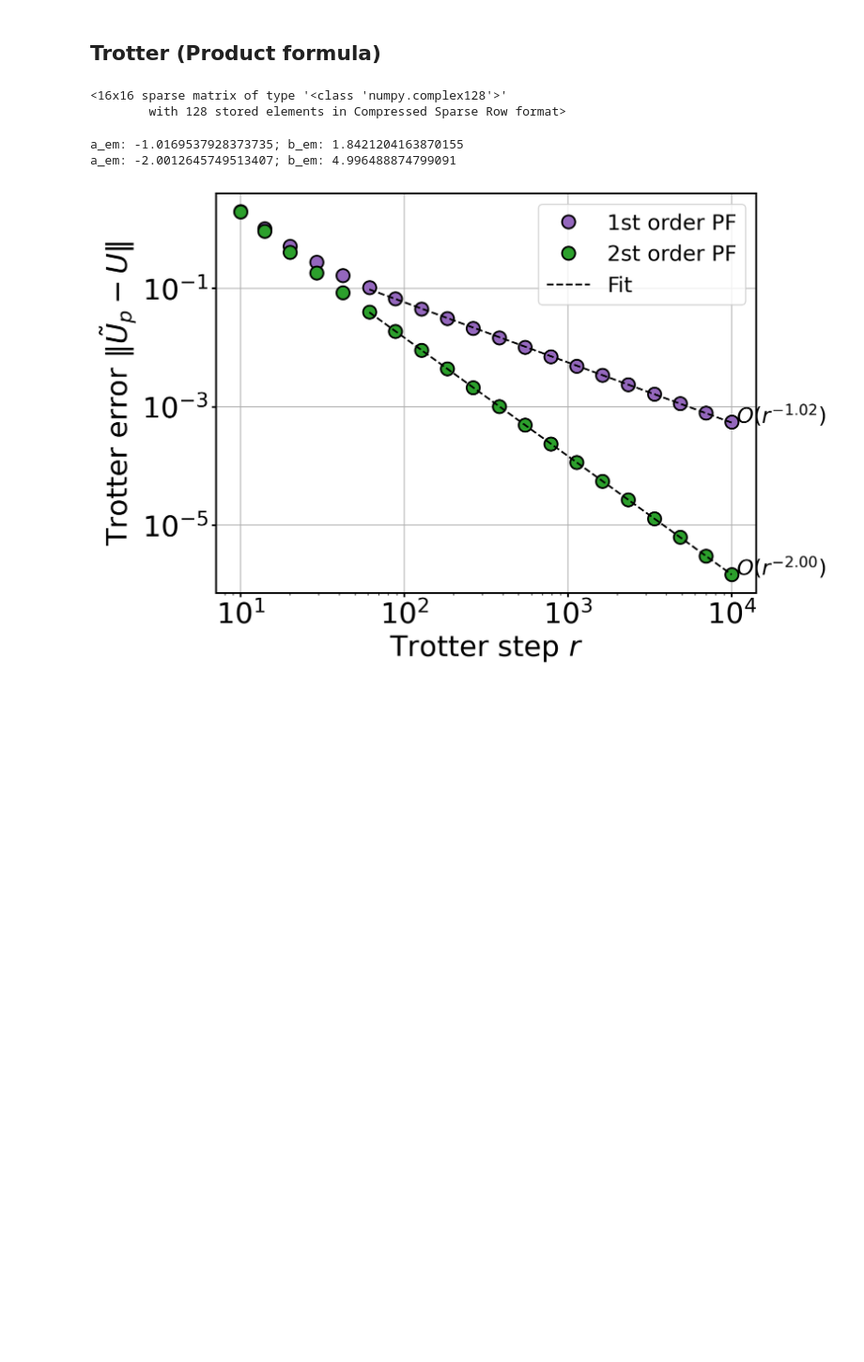
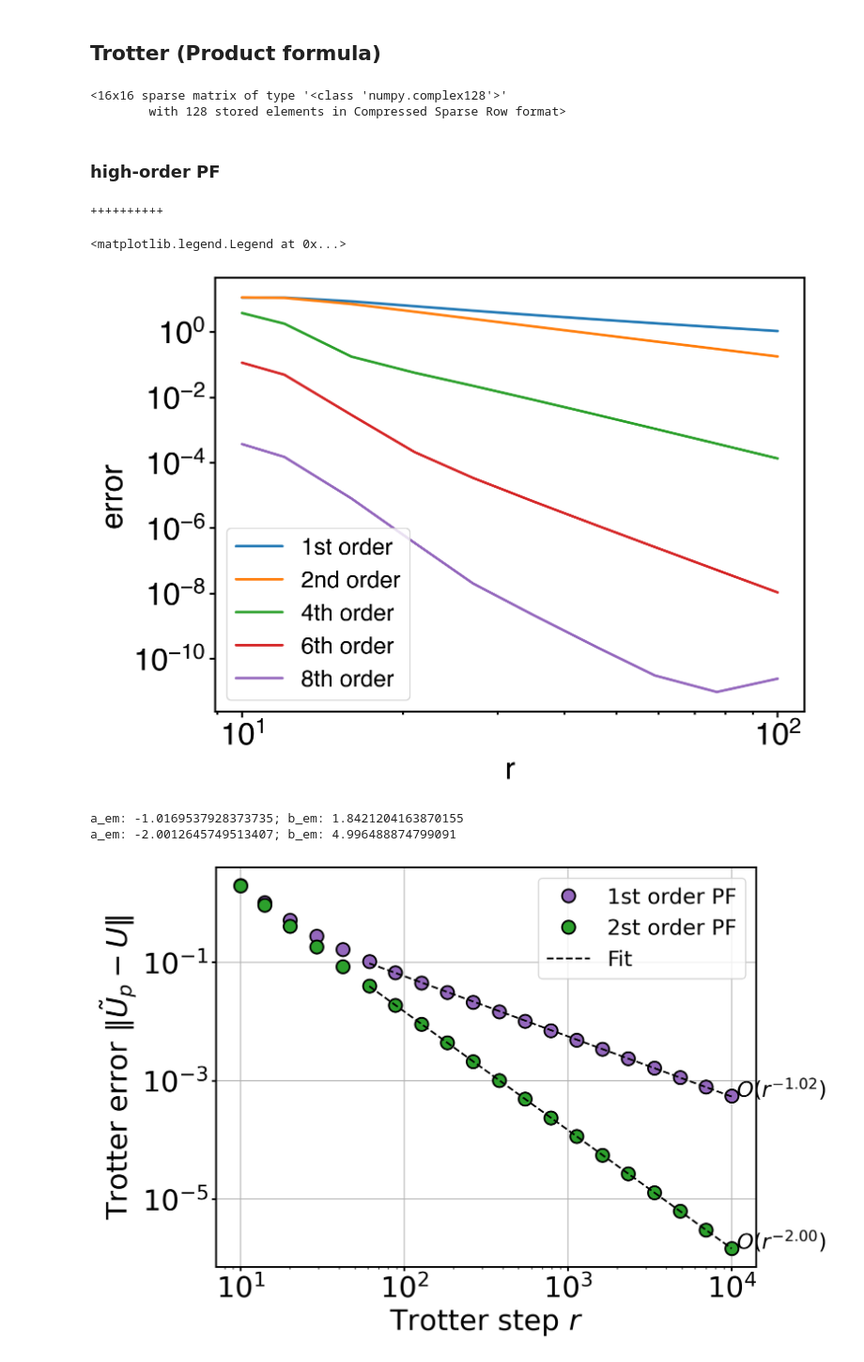
Before and after one commit to Jue-Xu/Recipe-Quantum-Simulation, a Jupyter notebook: quantum_simulation_recipe/test.ipynb, the cells around one changed output. Shown at 94% size. Saved outputs shown, nothing was run; the diff lists cells and outputs as text; code cells hidden in the pictures; blank space fills up the shorter version.

Commit message:
Update test.ipynb
high order PF test

```diff
--- a/quantum_simulation_recipe/test.ipynb
+++ b/quantum_simulation_recipe/test.ipynb
@@ -172,6 +174,47 @@ pf([term.to_matrix(True) for term in nnh.ham_par], 2, 100, order=2)   # use spar
 # %% [output]
 <16x16 sparse matrix of type '<class 'numpy.complex128'>'
         with 128 stored elements in Compressed Sparse Row format>
+# %% [markdown]
+### high-order PF
+# %%
+from trotter import pf, pf_high, expH
+import matplotlib.pyplot as plt
+
+n = 6
+t, r = 10, 100
+qimf = Nearest_Neighbour_1d(n, hx=0.8090, hy=0.9045,Jx=1, pbc=False)
+H_list = qimf.ham_par
+
+r_list = np.logspace(1, 2, 10, dtype=int)
+err_list = []
+U = expH(sum(H_list), t)
+for r in r_list:
+    print('+', end='')
+    appro_U1 = pf(H_list, t, r, order=1)
+    appro_U2 = pf(H_list, t, r, order=2)
+    appro_U4 = pf_high(H_list, t, r, order=4)
+    appro_U6 = pf_high(H_list, t, r, order=6)
+    appro_U8 = pf_high(H_list, t, r, order=8)
+
+    err_list.append([np.linalg.norm(appro_U1 - U), np.linalg.norm(appro_U2 - U), np.linalg.norm(appro_U4 - U), np.linalg.norm(appro_U6 - U), np.linalg.norm(appro_U8 - U)])
+
+err_list = np.array(err_list)
+
+fig, ax = plt.subplots()
+ax.plot(r_list, err_list[:, 0], label='1st order')
+ax.plot(r_list, err_list[:, 1], label='2nd order')
+ax.plot(r_list, err_list[:, 2], label='4th order')
+ax.plot(r_list, err_list[:, 3], label='6th order')
+ax.plot(r_list, err_list[:, 4], label='8th order')
+ax.set_xscale('log')
+ax.set_yscale('log')
+ax.set_xlabel('r')
+ax.set_ylabel('error')
+ax.legend()
+# %% [output]
+++++++++++
+<matplotlib.legend.Legend at 0x...>
+[figure, added]
 # %%
 from trotter import pf, expH
 from bounds import commutator, norm
```
Also changed, not shown: parts of 1 cell of this notebook.
